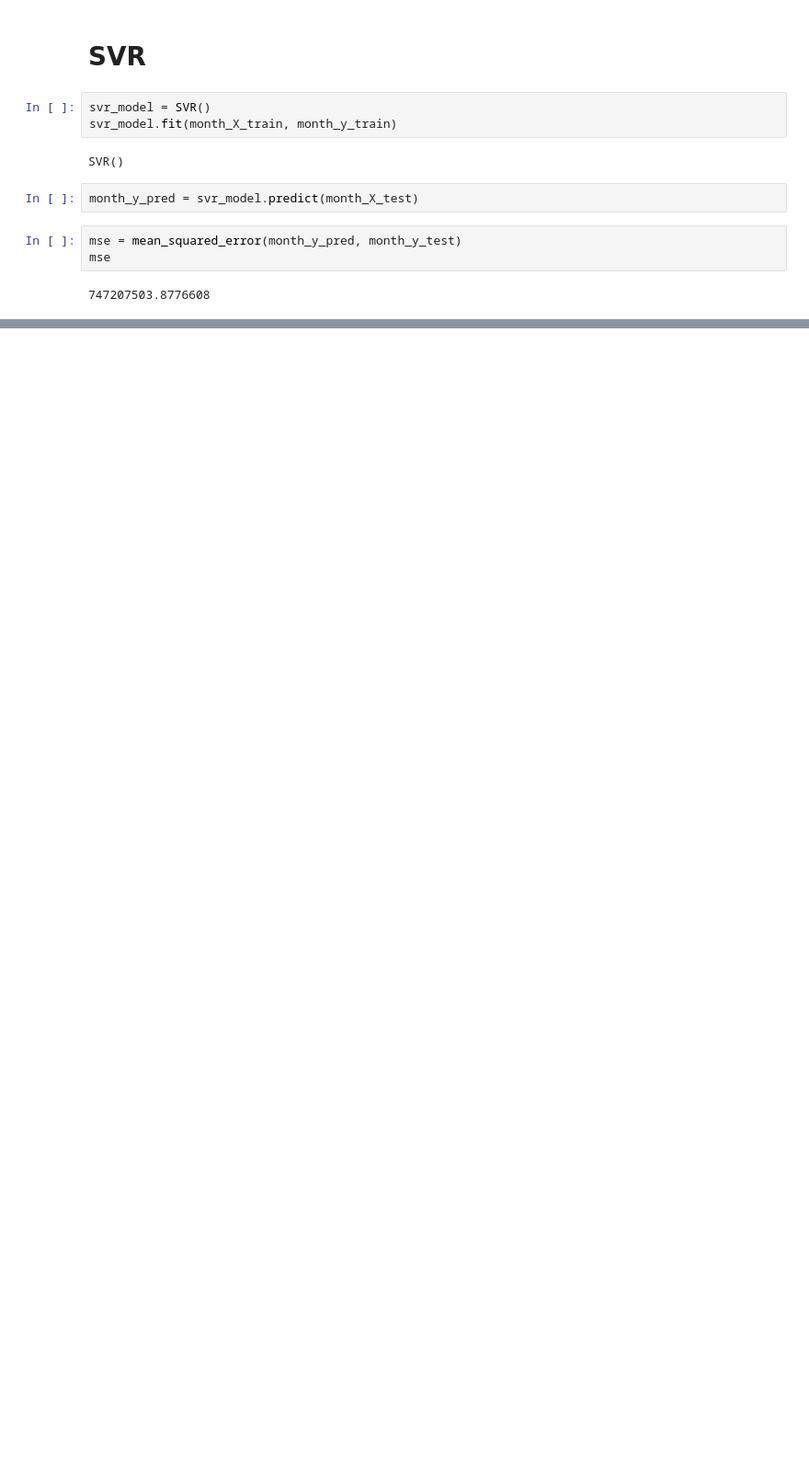
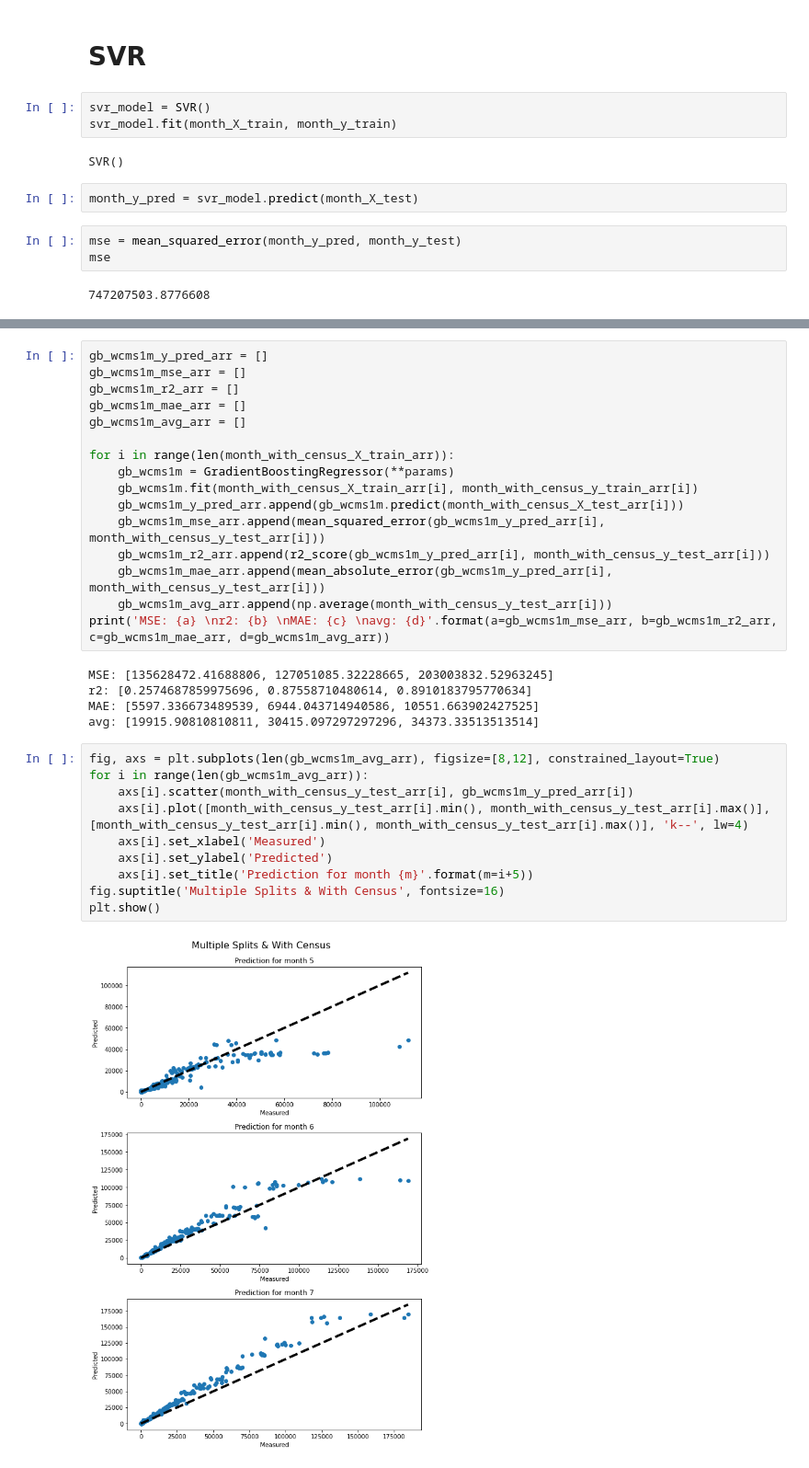
Before and after one commit to kaushiktandon/COVID-19-LA-Neighborhood-Case-Prediction, a Jupyter notebook: code/model_training.ipynb, the cells around one changed output, grey strips where cells are left out. Shown at 92% size. Cells and saved outputs as stored; diff of their text form; blank space fills up the shorter version.

```diff
--- a/code/model_training.ipynb
+++ b/code/model_training.ipynb
@@ -61,0 +269,33 @@ mse
+# %%
+gb_wcms1m_y_pred_arr = []
+gb_wcms1m_mse_arr = []
+gb_wcms1m_r2_arr = []
+gb_wcms1m_mae_arr = []
+gb_wcms1m_avg_arr = []
+
+for i in range(len(month_with_census_X_train_arr)):
+    gb_wcms1m = GradientBoostingRegressor(**params)
+    gb_wcms1m.fit(month_with_census_X_train_arr[i], month_with_census_y_train_arr[i])
+    gb_wcms1m_y_pred_arr.append(gb_wcms1m.predict(month_with_census_X_test_arr[i]))
+    gb_wcms1m_mse_arr.append(mean_squared_error(gb_wcms1m_y_pred_arr[i], month_with_census_y_test_arr[i]))
+    gb_wcms1m_r2_arr.append(r2_score(gb_wcms1m_y_pred_arr[i], month_with_census_y_test_arr[i]))
+    gb_wcms1m_mae_arr.append(mean_absolute_error(gb_wcms1m_y_pred_arr[i], month_with_census_y_test_arr[i]))
+    gb_wcms1m_avg_arr.append(np.average(month_with_census_y_test_arr[i]))
+print('MSE: {a} \nr2: {b} \nMAE: {c} \navg: {d}'.format(a=gb_wcms1m_mse_arr, b=gb_wcms1m_r2_arr, c=gb_wcms1m_mae_arr, d=gb_wcms1m_avg_arr))
+# %% [output]
+MSE: [135628472.41688806, 127051085.32228665, 203003832.52963245]
+r2: [0.2574687859975696, 0.87558710480614, 0.8910183795770634]
+MAE: [5597.336673489539, 6944.043714940586, 10551.663902427525]
+avg: [19915.90810810811, 30415.097297297296, 34373.33513513514]
+# %%
+fig, axs = plt.subplots(len(gb_wcms1m_avg_arr), figsize=[8,12], constrained_layout=True)
+for i in range(len(gb_wcms1m_avg_arr)):
+    axs[i].scatter(month_with_census_y_test_arr[i], gb_wcms1m_y_pred_arr[i])
+    axs[i].plot([month_with_census_y_test_arr[i].min(), month_with_census_y_test_arr[i].max()], [month_with_census_y_test_arr[i].min(), month_with_census_y_test_arr[i].max()], 'k--', lw=4)
+    axs[i].set_xlabel('Measured')
+    axs[i].set_ylabel('Predicted')
+    axs[i].set_title('Prediction for month {m}'.format(m=i+5))
+fig.suptitle('Multiple Splits & With Census', fontsize=16)
+plt.show()
+# %% [output]
+[figure, added]
```
Also changed, not shown: parts of 35 cells of this notebook, 12 other files.
